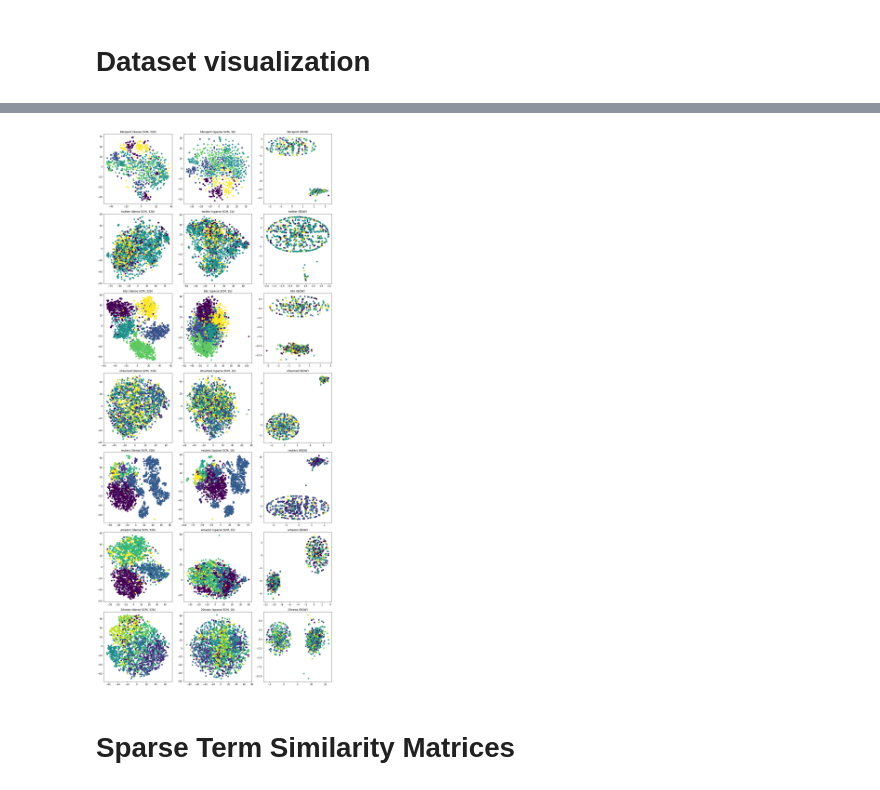
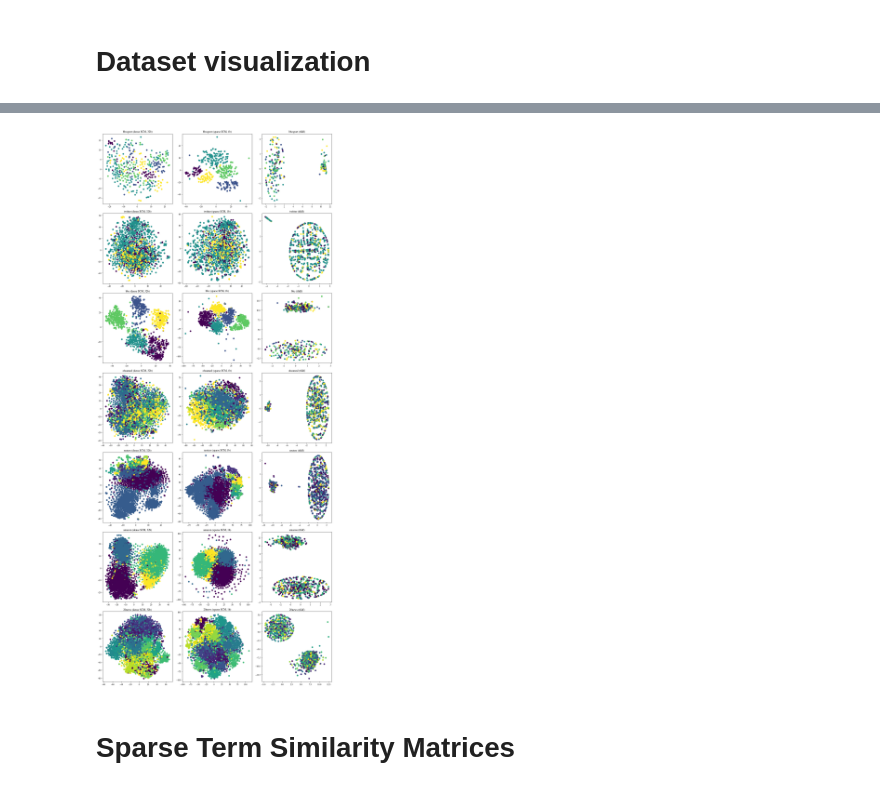
Before and after one commit to MIR-MU/regularized-embeddings, a Jupyter notebook: experiments.ipynb, the cells around one changed output, grey strips where cells are left out. Saved outputs shown, nothing was run; the diff lists cells and outputs as text; code cells hidden in the pictures.

```diff
--- a/experiments.ipynb
+++ b/experiments.ipynb
@@ -45,13 +55,23 @@ from mpl_toolkits.mplot3d import Axes3D  # noqa: F401 unused import
 plt.figure(figsize=(15, 5 * len(dataset_names)))
 for dataset_number, dataset_name in enumerate(dataset_names):
     train, validation, test = dataset.__dict__['load_{}'.format(dataset_name)]()
-    X = train.corpus + validation.corpus + test.corpus
-    Y = np.array(train.target + validation.target + test.target, dtype=int)
+    X = train.corpus
+    Y = np.array(train.target, dtype=int)
+    tfidf = TfidfModel(dictionary=train.dictionary, smartirs='dtn')
     np.random.seed(42)
-    sample = np.random.choice(len(X), min(len(X), 2000), replace=False)
+    sample = np.random.choice(len(X), min(len(X), 5000), replace=False)
 
-    X_dense_soft_vsm = map(common_dictionary.doc2bow, X)
-    X_dense_soft_vsm = map(unitvec, X_dense_soft_vsm)
+    X_dense_soft_vsm = map(train.dictionary.doc2bow, X)
+    X_dense_soft_vsm = map(pivot_worker, zip(
+        tfidf[X_dense_soft_vsm],
+        repeat(1.0),
+        repeat(train.avgdl),
+    ))
+    X_dense_soft_vsm = map(translate_document_worker, zip(
+        X_dense_soft_vsm,
+        repeat(train.dictionary),
+        repeat(common_dictionary),
+    ))
     X_dense_soft_vsm = corpus2csc(X_dense_soft_vsm, len(common_dictionary))
     X_dense_soft_vsm = scipy.sparse.csc_matrix.dot(
         dense_embedding_matrix.T,
@@ -65,8 +85,17 @@ for dataset_number, dataset_name in enumerate(dataset_names):
     ax.set_title('{} (dense SCM, 32b)'.format(dataset_name))
     ax.scatter(*X_dense_soft_vsm.T, c=Y_dense_soft_vsm)
 
-    X_sparse_soft_vsm = map(common_dictionary.doc2bow, X)
-    X_sparse_soft_vsm = map(unitvec, X_sparse_soft_vsm)
+    X_sparse_soft_vsm = map(train.dictionary.doc2bow, X)
+    X_sparse_soft_vsm = map(pivot_worker, zip(
+        tfidf[X_sparse_soft_vsm],
+        repeat(1.0),
+        repeat(train.avgdl),
+    ))
+    X_sparse_soft_vsm = map(translate_document_worker, zip(
+        X_sparse_soft_vsm,
+        repeat(train.dictionary),
+        repeat(common_dictionary),
+    ))
     X_sparse_soft_vsm = corpus2csc(X_sparse_soft_vsm, len(common_dictionary))
     X_sparse_soft_vsm_norm = X_sparse_soft_vsm.T.dot(sparse_embedding_matrix).multiply(X_sparse_soft_vsm.T).sum(axis=1).T
     X_sparse_soft_vsm = X_sparse_soft_vsm.multiply(scipy.sparse.csr_matrix(1 / np.sqrt(X_sparse_soft_vsm_norm)))
@@ -79,15 +108,24 @@ for dataset_number, dataset_name in enumerate(dataset_names):
     ax.set_title('{} (sparse SCM, 1b)'.format(dataset_name))
     ax.scatter(*X_sparse_soft_vsm.T, c=Y_sparse_soft_vsm)
 
-    X_bow = map(common_dictionary.doc2bow, X)
-    X_bow = map(unitvec, X_bow)
+    X_bow = map(train.dictionary.doc2bow, X)
+    X_bow = map(pivot_worker, zip(
+        tfidf[X_bow],
+        repeat(1.0),
+        repeat(train.avgdl),
+    ))
+    X_bow = map(translate_document_worker, zip(
+        X_bow,
+        repeat(train.dictionary),
+        repeat(common_dictionary),
+    ))
     X_bow = corpus2csc(X_bow, len(common_dictionary)).todense()
     X_bow = TSNE(n_components=2, metric='cosine').fit_transform(X_bow)
     X_bow = X_bow[sample]
     Y_bow = Y[sample]
 
     ax = plt.subplot(len(dataset_names), 3, dataset_number * 3 + 3)
-    ax.set_title('{} (BOW)'.format(dataset_name))
+    ax.set_title('{} (tfidf)'.format(dataset_name))
     ax.scatter(*X_bow.T, c=Y_bow)
 
 plt.tight_layout()
@@ -114,4 +152,4 @@ plt.show()
-[figure, old version]
+[figure, new version]
 # %% [markdown]
 # Sparse Term Similarity Matrices
 # %%
```
Also changed, not shown: parts of 3 cells of this notebook, 2 other files.
